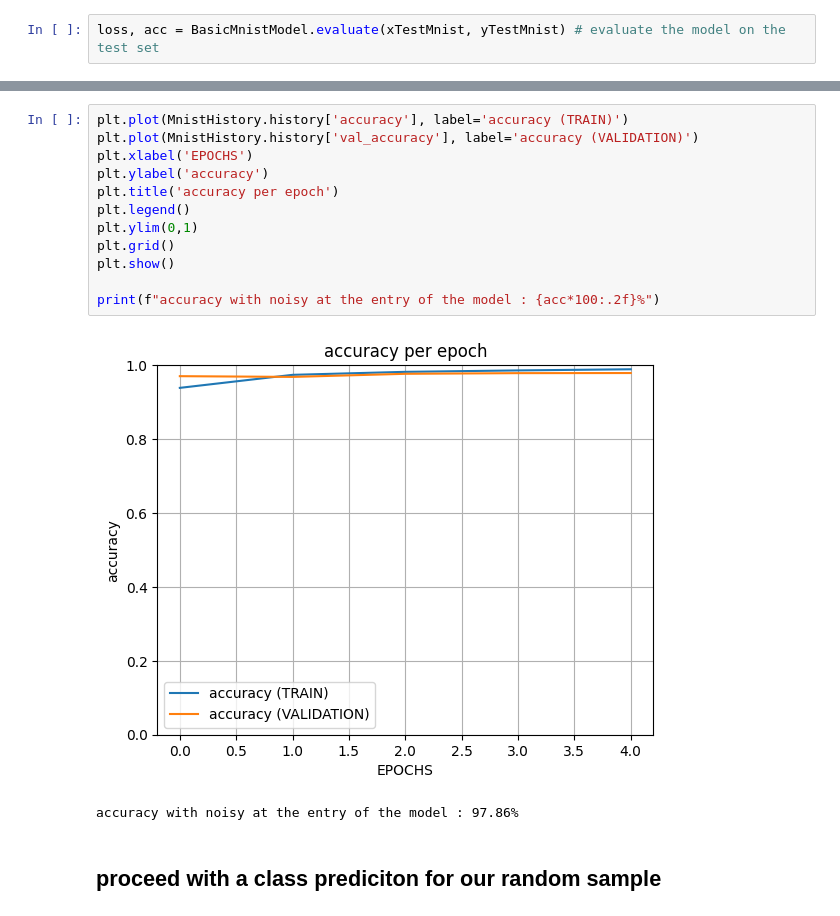
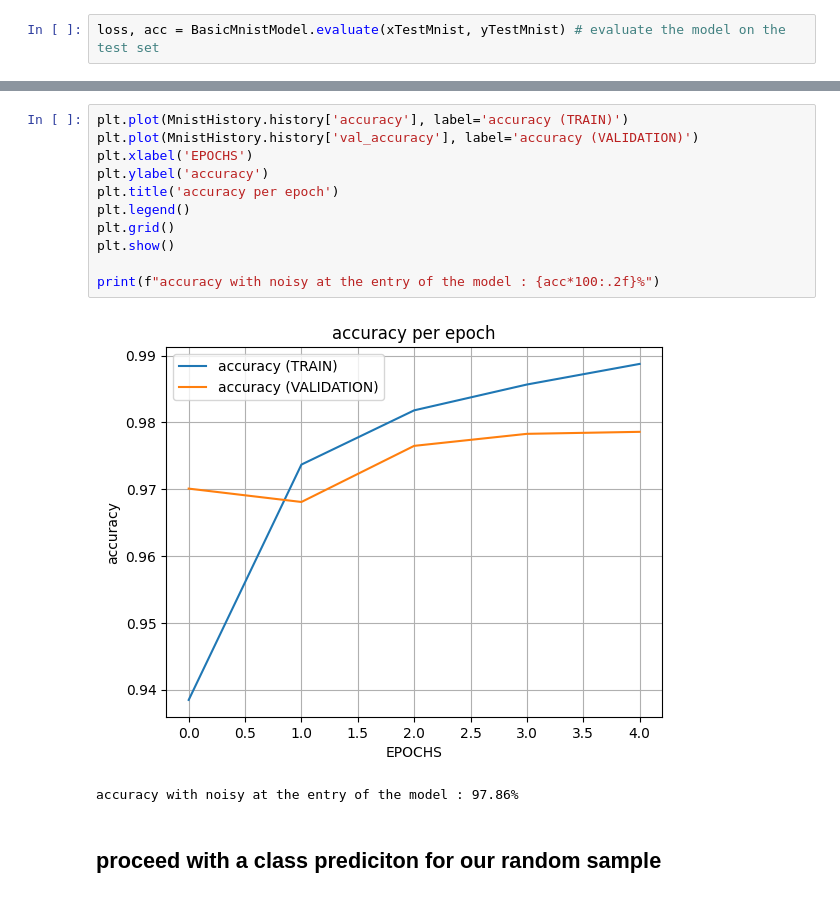
Before and after one commit to Macreat/CnnMDL, a Jupyter notebook: cnnDvlEnv/basis.ipynb, the cells around one changed output, grey strips where cells are left out. Drawn from its saved outputs; the diff is of its cells as text.

```diff
--- a/cnnDvlEnv/basis.ipynb
+++ b/cnnDvlEnv/basis.ipynb
@@ -125,17 +124,16 @@ print(f" error w/h noisy at the entry of the model : {loss*100:.2f}%")
 # %%
 plt.plot(MnistHistory.history['accuracy'], label='accuracy (TRAIN)')
 plt.plot(MnistHistory.history['val_accuracy'], label='accuracy (VALIDATION)')
 plt.xlabel('EPOCHS')
 plt.ylabel('accuracy')
 plt.title('accuracy per epoch')
 plt.legend()
-plt.ylim(0,1)
 plt.grid()
 plt.show()
 
 print(f"accuracy with noisy at the entry of the model : {acc*100:.2f}%")
 # %% [output]
-[figure, old version]
+[figure, new version]
 accuracy with noisy at the entry of the model : 97.86%
 # %% [markdown]
 ## proceed with a class prediciton for our random sample
```
Also changed, not shown: parts of 3 cells of this notebook.
